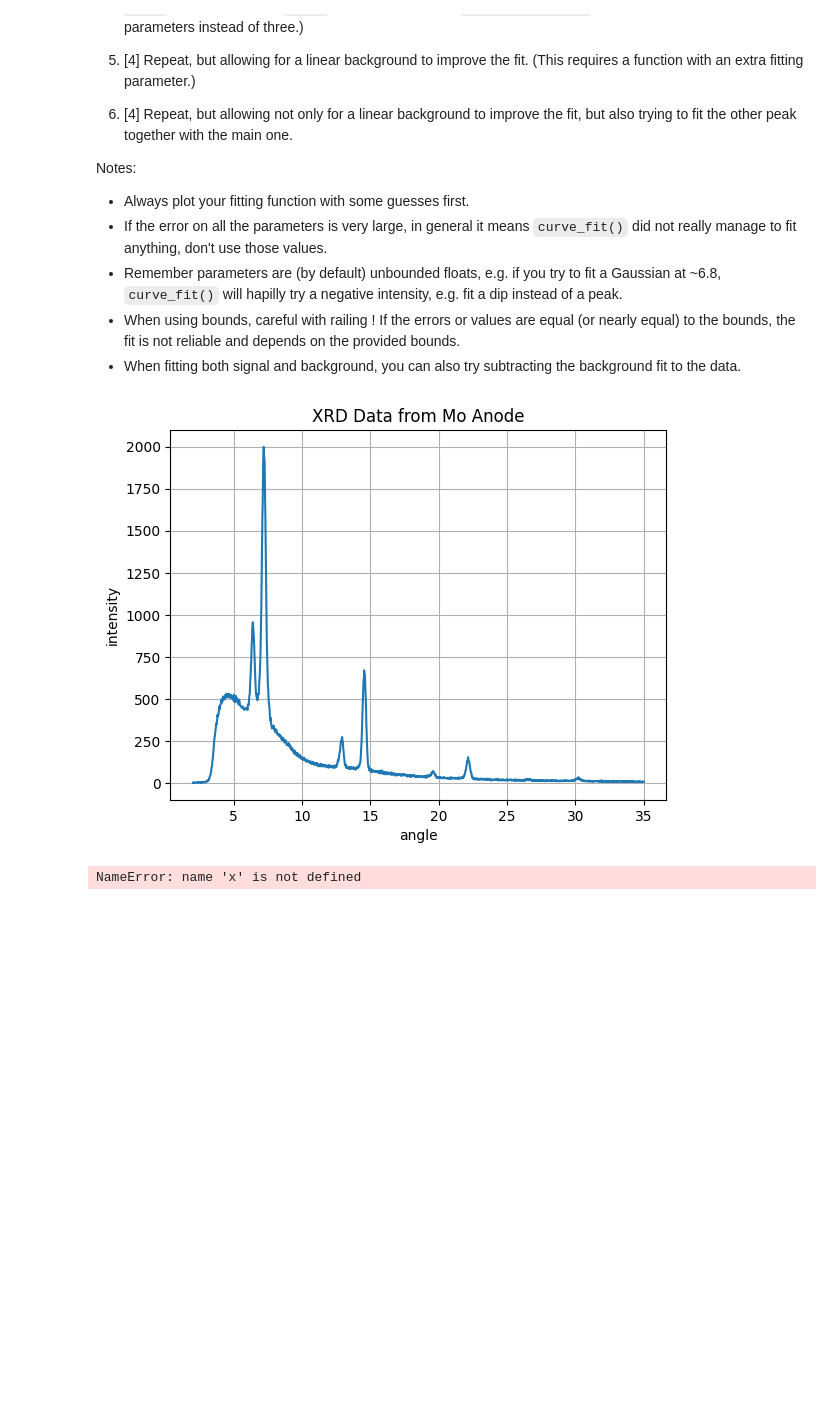
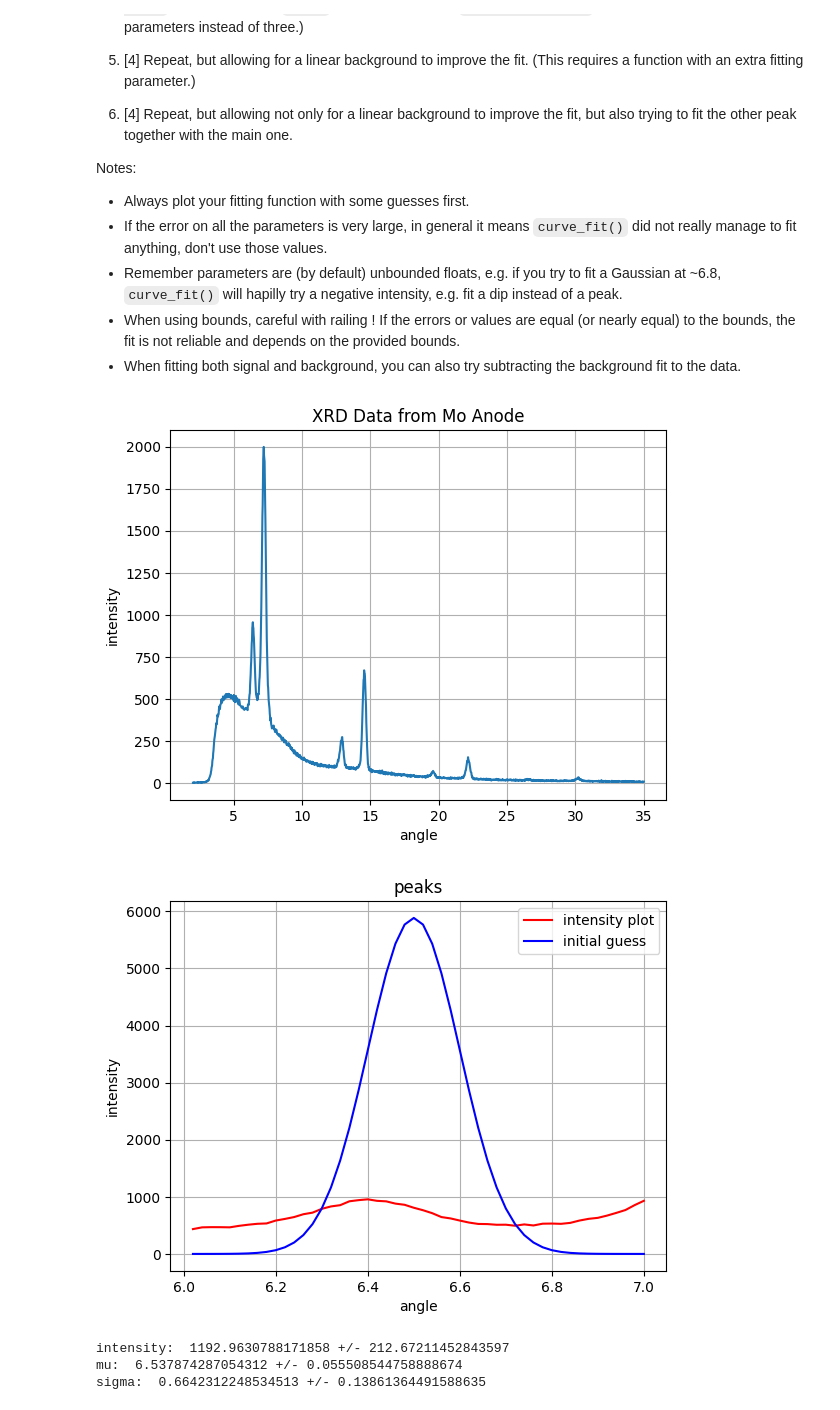
Before and after one commit to PX2145-2025/week-4-b-Williams-Carys, a Jupyter notebook: Curvefit.ipynb, the cells around one changed output. Cells and saved outputs as stored; diff of their text form; code cells hidden in the pictures; blank space fills up the shorter version.

```diff
--- a/Curvefit.ipynb
+++ b/Curvefit.ipynb
@@ -254,40 +254,49 @@ Notes:
 # %%
 import numpy as np
 import matplotlib.pyplot as plt
 import pandas as pd
+from scipy.optimize import curve_fit
 df = pd.read_csv('XRD_data_Mo_anode.csv', skiprows=[0, 1])
 df.columns = ['angle', 'I']
 plt.plot(df['angle'], df['I'])
 plt.xlabel("angle")
 plt.ylabel("intensity")
 plt.title("XRD Data from Mo Anode")
 plt.grid(True)
 plt.show()
 '''first two main peaks:
 1 = 2000CR/s, about at 7 degrees
 2 = roughly 950CR/s at about 6 degrees'''
-angles_selected=df['angle'][(df['angle']>=6) & (df['angle']<=7)]
-counts_selected=df['I'][(df['angle']>=6) & (df['angle']<=7)]
+angles_selected = df['angle'][(df['angle'] >= 6) & (df['angle'] <= 7)]
+counts_selected = df['I'][(df['angle'] >= 6) & (df['angle'] <= 7)]
 def Gau(x, intensity, mu, sigma):
-  return I/(sigma*(np.sqrt(2*pi)))*(np.exp(-(((x-mu)**2)/(2*(sigma**2)))))
-def linfit(x, Gau):
-    p_coeff, residuals, _, _, _ = np.polyfit(x, Gau, 1, full=True)
-    n = len(x)
-    D = sum(x**2) - 1./n * sum(x)**2
-    x_bar = np.mean(x)
-    dm_squared = 1./(n-2)*residuals[0]/D
-    dc_squared = 1./(n-2)*(D/n + x_bar**2)*residuals[0]/D
-    dm = np.sqrt(dm_squared)
-    dc = np.sqrt(dc_squared)
-    return p_coeff[0], dm, p_coeff[1], dc
-plt.plot(x, Gau, 'r.')
-x_plot = np.linspace(min(x),max(x),num=100)
-plt.plot(x_plot, linear(x_plot, m, c), 'b-',label='fit')
-plt.xlabel('x value')
-plt.ylabel('y value')
-plt.title('Plot of y versus x using linfit')
+  return intensity/(sigma*(np.sqrt(2*np.pi)))*(np.exp(-(((x-mu)**2)/(2*(sigma**2)))))
+plt.plot(angles_selected, counts_selected,'r', label='intensity plot')
+x = np.linspace(min(angles_selected), max(angles_selected))
+guess = [1475, 6.5, 0.1]
+plt.plot(x, Gau(x, *guess), 'b', label='initial guess')
+plt.xlabel('angle')
+plt.ylabel('intensity')
+plt.title('peaks')
 plt.legend()
 plt.grid ()
+plt.show()
+popt, pcov = curve_fit(Gau, angles_selected, counts_selected, p0=p_guess)
+print ('intensity: ', popt[0], '+/-', np.sqrt(pcov[0,0]))
+print ('mu: ', popt[1], '+/-', np.sqrt(pcov[1,1]))
+print ('sigma: ', popt[2], '+/-', np.sqrt(pcov[2,2]))
+print ()
+plt.plot(angles_selected, counts_selected, 'r', label='data')
+plt.plot(x, Gau(x, *popt), 'g', label='fitted curve')
+plt.xlabel('angle')
+plt.ylabel('intensity')
+plt.title('Plot of Gaussian')
+plt.legend()
+plt.grid ()
+plt.show()
 # %% [output]
 [figure]
+[figure, added]
-NameError: name 'x' is not defined
+intensity:  1192.9630788171858 +/- 212.67211452843597
+mu:  6.537874287054312 +/- 0.055508544758888674
+sigma:  0.6642312248534513 +/- 0.13861364491588635
```
Also changed, not shown: parts of 3 cells of this notebook.
